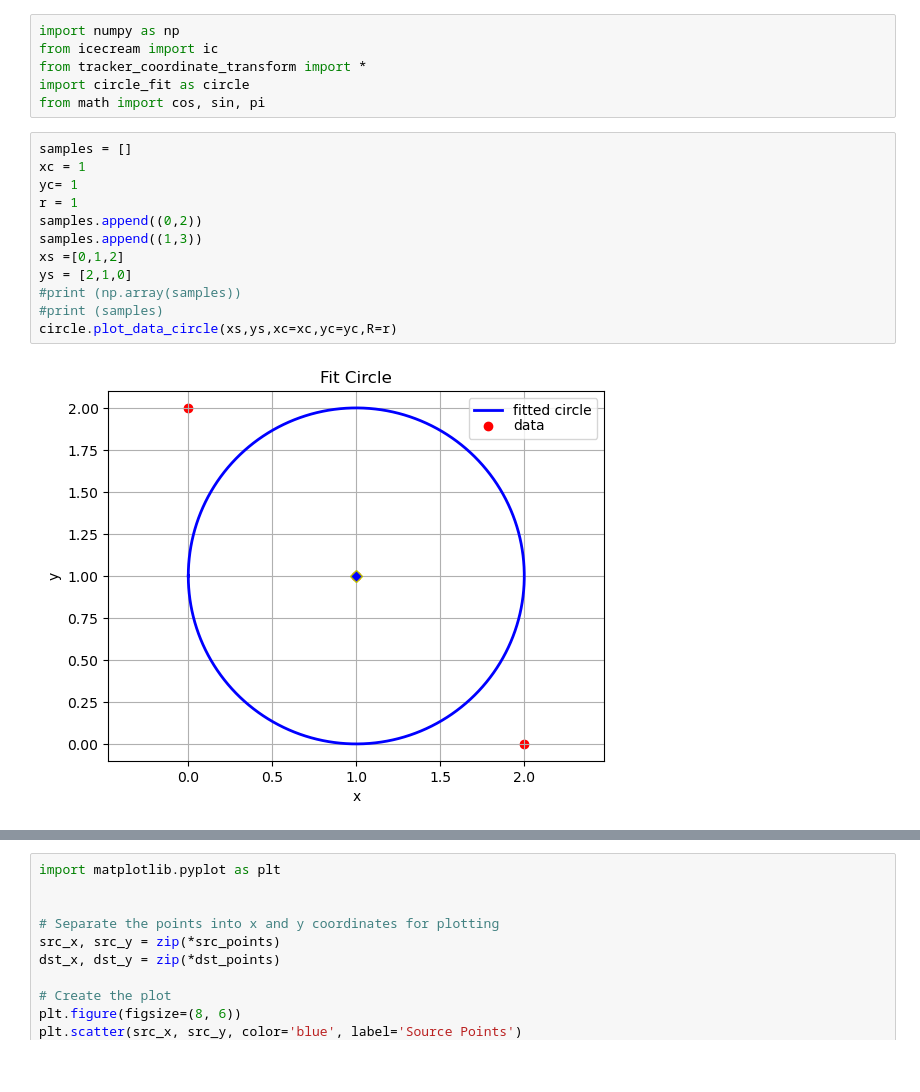
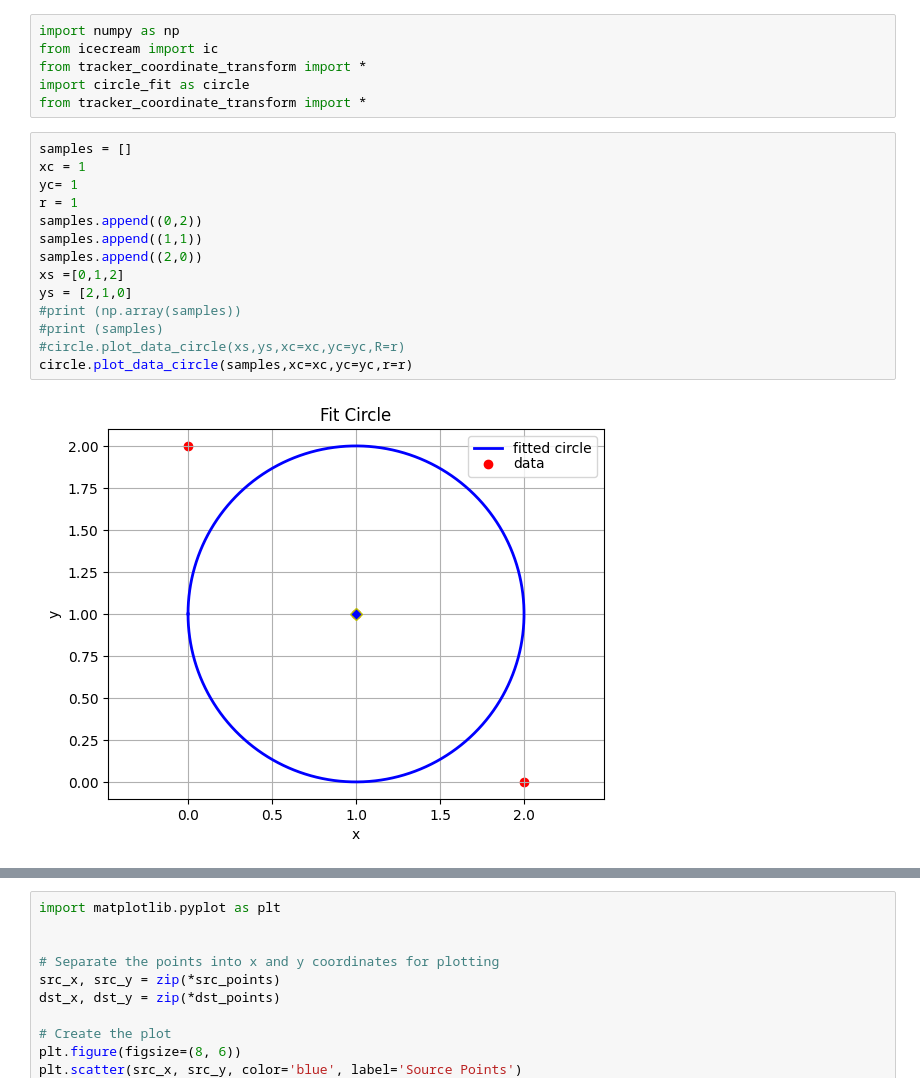
Before and after one commit to Team488/VR_NetworkTables2024, a Jupyter notebook: Coordinate Transformations.ipynb, the cells around one changed output, grey strips where cells are left out. Saved outputs shown, nothing was run; the diff lists cells and outputs as text; blank space fills up the shorter version.

```diff
--- a/Coordinate Transformations.ipynb
+++ b/Coordinate Transformations.ipynb
@@ -3,18 +3,20 @@ import numpy as np
 from icecream import ic
 from tracker_coordinate_transform import *
 import circle_fit as circle
-from math import cos, sin, pi
+from tracker_coordinate_transform import *
 # %%
 samples = []
 xc = 1
 yc= 1
 r = 1
 samples.append((0,2))
-samples.append((1,3))
+samples.append((1,1))
+samples.append((2,0))
 xs =[0,1,2]
 ys = [2,1,0]
 #print (np.array(samples))
 #print (samples)
-circle.plot_data_circle(xs,ys,xc=xc,yc=yc,R=r)
+#circle.plot_data_circle(xs,ys,xc=xc,yc=yc,R=r)
+circle.plot_data_circle(samples,xc=xc,yc=yc,r=r)
 # %% [output]
-[figure, old version]
+[figure, new version]
```
Also changed, not shown: parts of 12 cells of this notebook.
